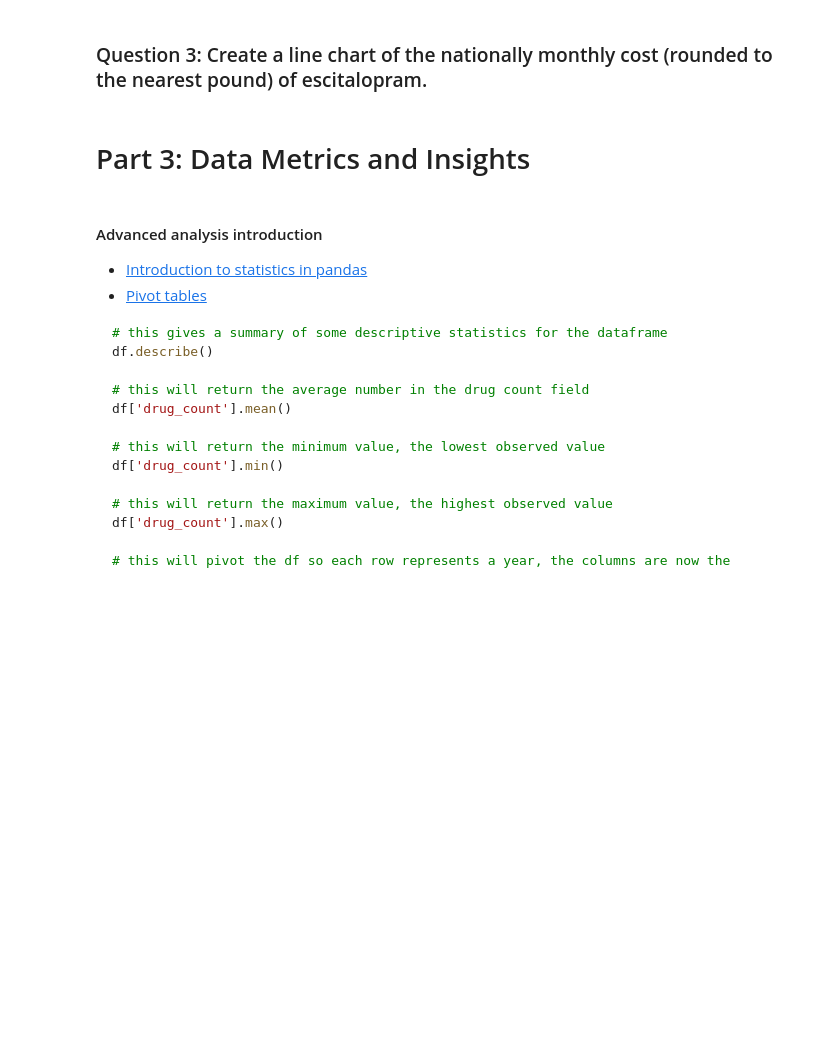
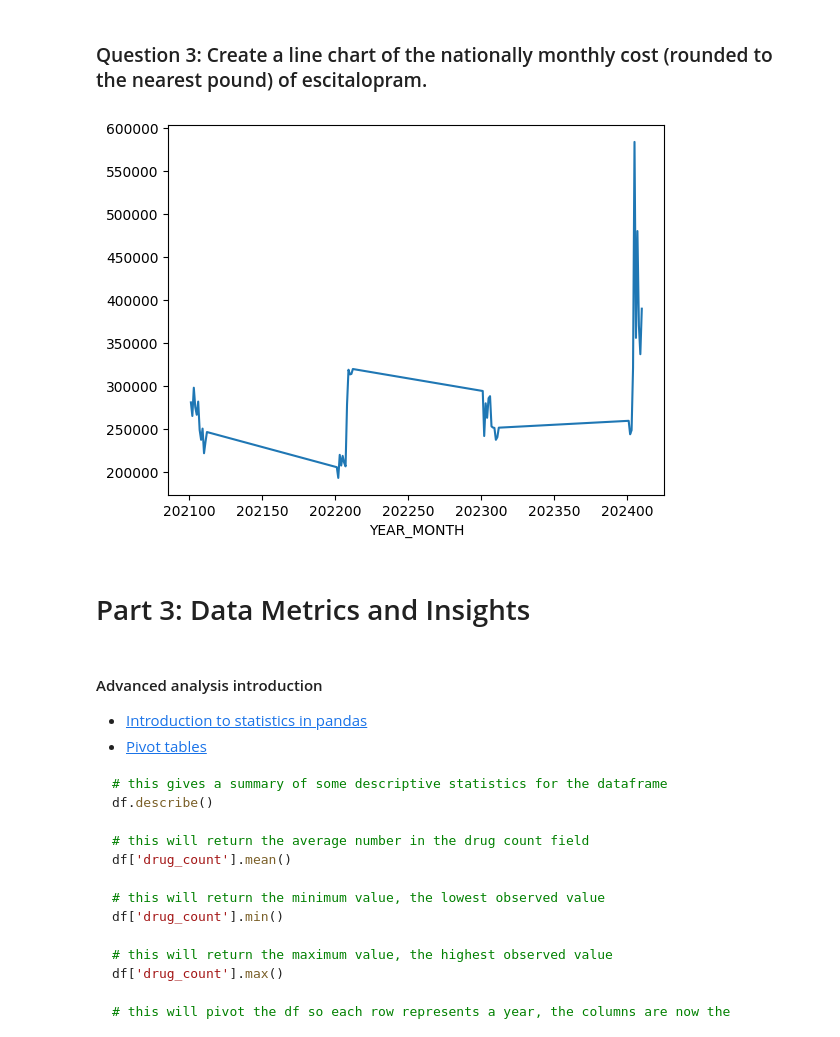
Before and after one commit to paulagardner/Digdata_step_up_challenge_antidepressant_data, a Jupyter notebook: Digdata_NHS_python_path.ipynb, the cells around one changed output. Drawn from its saved outputs; the diff is of its cells as text; code cells hidden in the pictures; blank space fills up the shorter version.

```diff
--- a/Digdata_NHS_python_path.ipynb
+++ b/Digdata_NHS_python_path.ipynb
@@ -202,6 +353,19 @@ There are several packages which you can explore through these links here:
 
 
 ### Question 3: Create a line chart of the nationally monthly cost (rounded to the nearest pound) of escitalopram.
+# %%
+importdf = pd.read_csv('/content/Digdata/BSA_ODP_PCA_REGIONAL_DRUG_SUMMARY.csv')
+importdf.head(5)
+
+
+costdf = importdf[importdf['BNF_CHEMICAL_SUBSTANCE']=='Escitalopram']
+costdf
+
+finaldf = costdf.groupby('YEAR_MONTH', as_index=True)['COST'].sum().sort_index()
+
+ax = finaldf.plot.line(x='YEAR_MONTH', y="COST")
+# %% [output]
+[figure, added]
 # %% [markdown]
 # Part 3: Data Metrics and Insights
 # %% [markdown]
```
Also changed, not shown: parts of 34 cells of this notebook.
